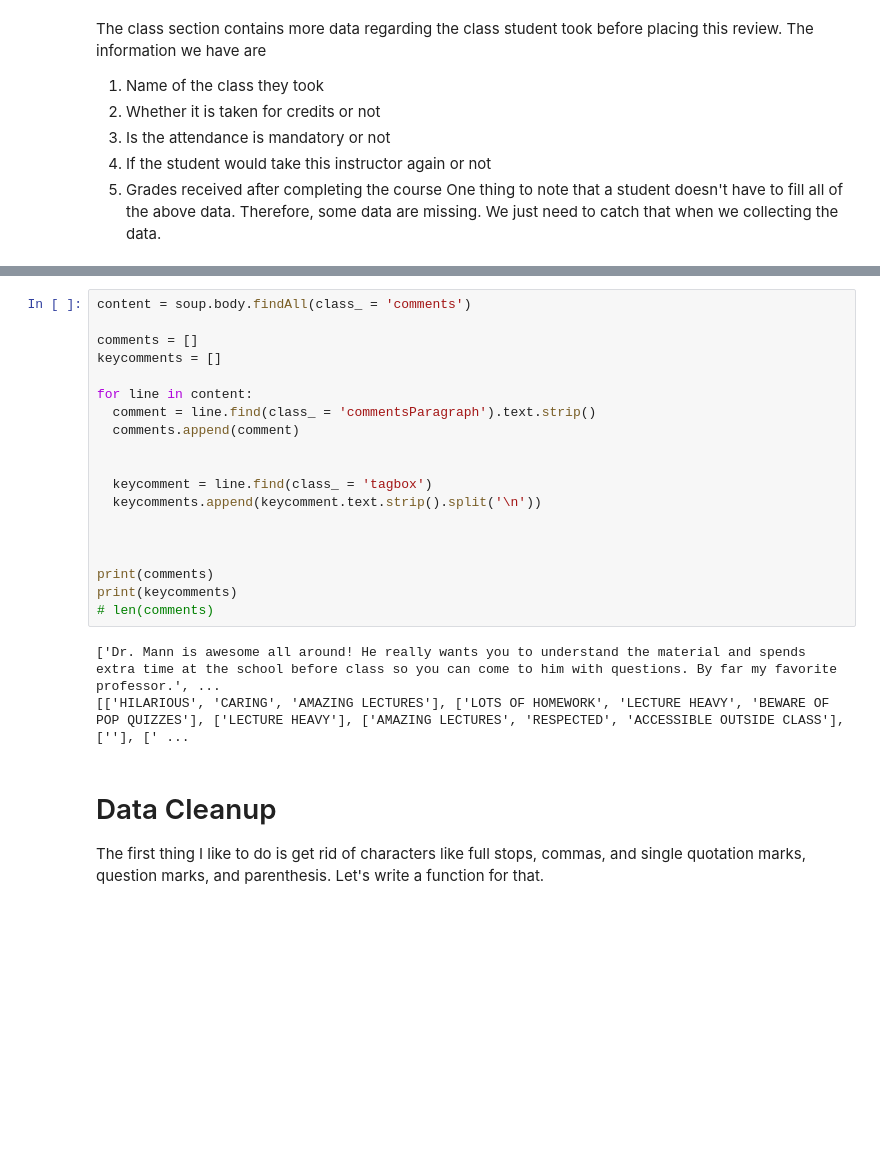
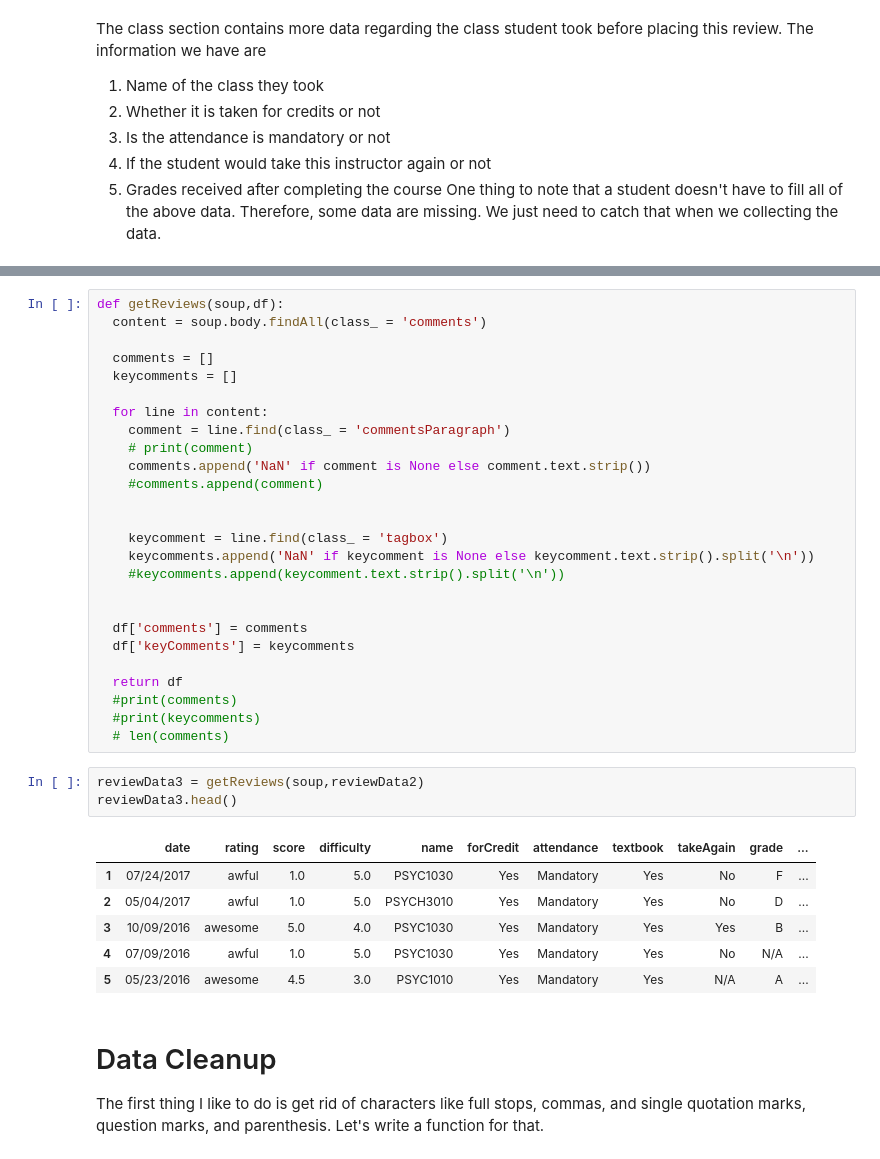
Before and after one commit to sumedhekaru/Analysing-Student-Reviews, a Jupyter notebook: Analysing_student_reviews.ipynb, the cells around one changed output, grey strips where cells are left out. Drawn from its saved outputs; the diff is of its cells as text; blank space fills up the shorter version.

```diff
--- a/Analysing_student_reviews.ipynb
+++ b/Analysing_student_reviews.ipynb
@@ -162,25 +256,39 @@ print(grades)
 # %%
-content = soup.body.findAll(class_ = 'comments')
+def getReviews(soup,df):
+  content = soup.body.findAll(class_ = 'comments')
 
-comments = []
-keycomments = []
+  comments = []
+  keycomments = []
 
-for line in content:
-  comment = line.find(class_ = 'commentsParagraph').text.strip()
-  comments.append(comment)
+  for line in content:
+    comment = line.find(class_ = 'commentsParagraph')
+    # print(comment)
+    comments.append('NaN' if comment is None else comment.text.strip())
+    #comments.append(comment)
 
 
-  keycomment = line.find(class_ = 'tagbox')
-  keycomments.append(keycomment.text.strip().split('\n'))
+    keycomment = line.find(class_ = 'tagbox')
+    keycomments.append('NaN' if keycomment is None else keycomment.text.strip().split('\n'))
+    #keycomments.append(keycomment.text.strip().split('\n'))
 
 
+  df['comments'] = comments
+  df['keyComments'] = keycomments
 
-print(comments)
-print(keycomments)
-# len(comments)
+  return df
+  #print(comments)
+  #print(keycomments)
+  # len(comments)
-# %% [output]
-['Dr. Mann is awesome all around! He really wants you to understand the material and spends extra time at the school before class so you can come to him with questions. By far my favorite professor.', ...
-[['HILARIOUS', 'CARING', 'AMAZING LECTURES'], ['LOTS OF HOMEWORK', 'LECTURE HEAVY', 'BEWARE OF POP QUIZZES'], ['LECTURE HEAVY'], ['AMAZING LECTURES', 'RESPECTED', 'ACCESSIBLE OUTSIDE CLASS'], [''], [' ...
+# %%
+reviewData3 = getReviews(soup,reviewData2)
+reviewData3.head()
+# %% [output]
+|  | date | rating | score | difficulty | name | forCredit | attendance | textbook | takeAgain | grade | ... |
+| 1 | 07/24/2017 | awful | 1.0 | 5.0 | PSYC1030 | Yes | Mandatory | Yes | No | F | ... |
+| 2 | 05/04/2017 | awful | 1.0 | 5.0 | PSYCH3010 | Yes | Mandatory | Yes | No | D | ... |
+| 3 | 10/09/2016 | awesome | 5.0 | 4.0 | PSYC1030 | Yes | Mandatory | Yes | Yes | B | ... |
+| 4 | 07/09/2016 | awful | 1.0 | 5.0 | PSYC1030 | Yes | Mandatory | Yes | No | N/A | ... |
+| 5 | 05/23/2016 | awesome | 4.5 | 3.0 | PSYC1010 | Yes | Mandatory | Yes | N/A | A | ... |
 # %% [markdown]
 # Data Cleanup
 The first thing I like to do is get rid of characters like full stops, commas, and single quotation marks, question marks, and parenthesis. Let's write a function for that.
```
Also changed, not shown: parts of 13 cells of this notebook.
